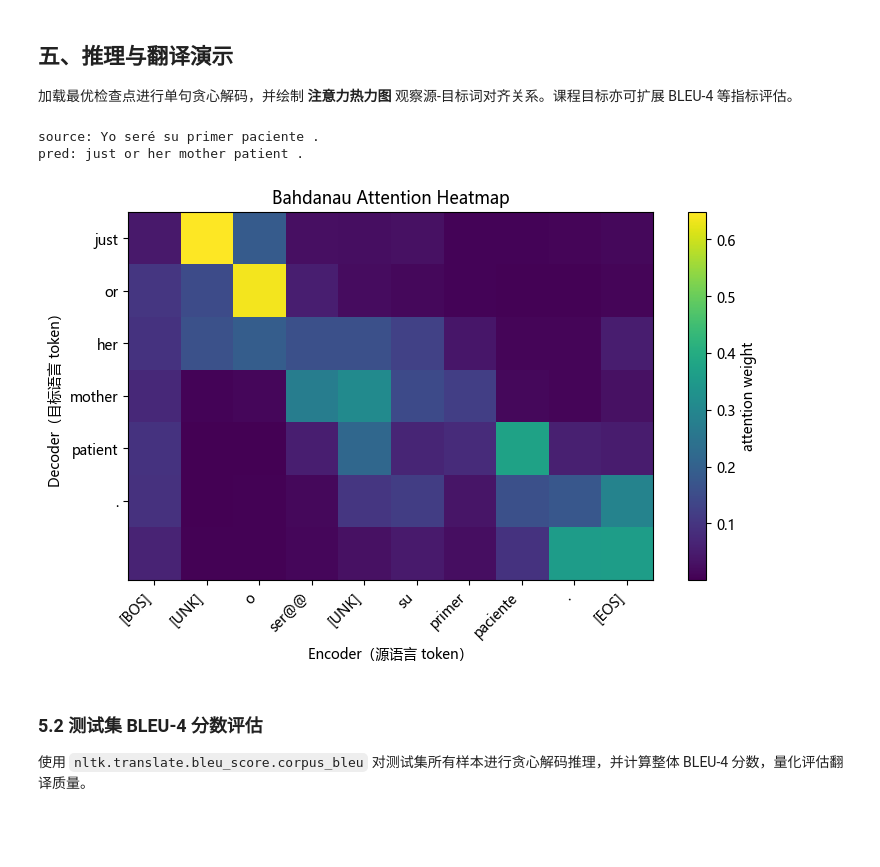
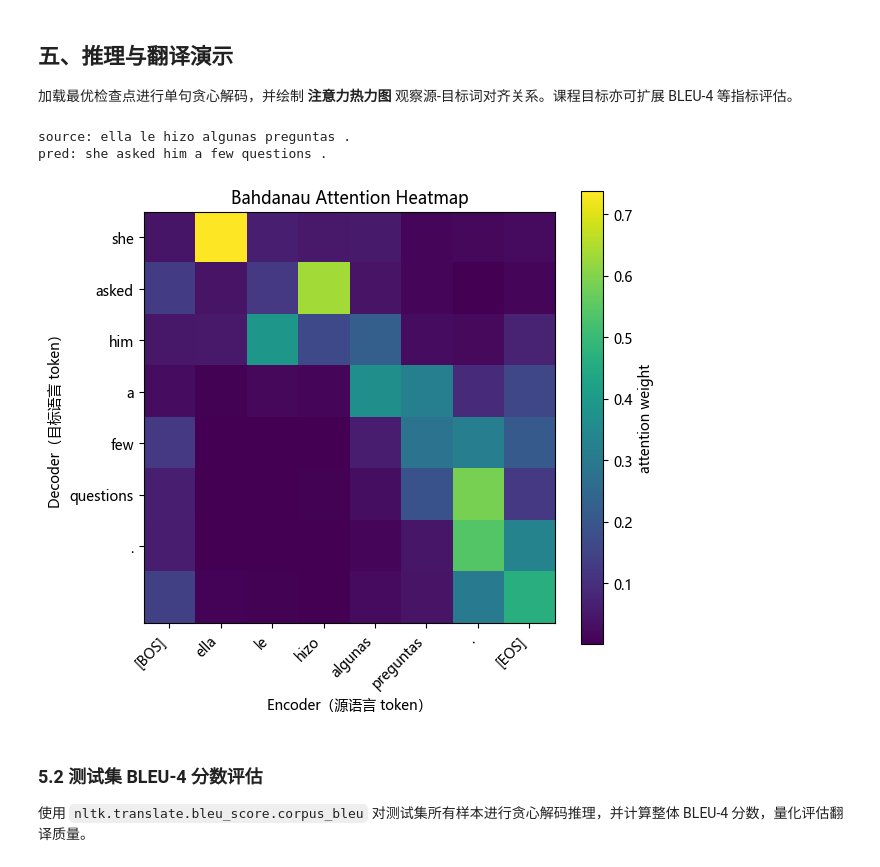
Before and after one commit to lisirui-ai/DeepLearningWithAttention, a Jupyter notebook: 1.seq2seq_translation_SubwordLevelTokenization_BahdanauAttention copy.ipynb, the cells around one changed output. Cells and saved outputs as stored; diff of their text form; code cells hidden in the pictures; blank space fills up the shorter version.

```diff
--- a/1.seq2seq_translation_SubwordLevelTokenization_BahdanauAttention copy.ipynb
+++ b/1.seq2seq_translation_SubwordLevelTokenization_BahdanauAttention copy.ipynb
@@ -2282,7 +2282,7 @@ model = model.to(device)
 model.eval()
 
 # 待翻译的西语原始输入句子（已按 preprocess_sentence 风格预处理：小写、标点前有空格）
-raw_text = "Yo seré su primer paciente . "  # 英文：When did you get up this morning?
+raw_text =preprocess_sentence("Ella le hizo algunas preguntas.")
 
 # 编码源句为整数 id 张量：
 #   src_bpe.process_line(raw_text)：对西语原始句子应用 BPE 分词 -> 子词序列字符串（str）
@@ -2358,36 +2358,36 @@ fig, ax = plt.subplots(figsize=(len(src_tokens) * cell_size, len(trg_tokens) * c
 
 # ax.imshow：以热力图方式显示注意力矩阵
 #   attention_matrix : ndarray[T_dec, T_src]  注意力权重（0~1）
 #   cmap="viridis"   : 颜色映射方案，颜色越亮表示注意力权重越高
 #   aspect="equal"   : 强制每个数据单元格（格子）的像素宽高比为 1:1，即正方形格子
 im = ax.imshow(attention_matrix, cmap="viridis", aspect="equal")
 
 # 设置横轴（源 token）刻度与标签
 ax.set_xticks(range(len(src_tokens)))
 # rotation=45, ha="right"：标签旋转 45° 斜向右对齐，防止标签重叠
 ax.set_xticklabels(src_tokens, rotation=45, ha="right")
 
 # 设置纵轴（目标 token）刻度与标签
 ax.set_yticks(range(len(trg_tokens)))
 ax.set_yticklabels(trg_tokens)
 
 # 设置坐标轴标题与图表标题
 ax.set_xlabel("Encoder（源语言 token）")   # 横轴：源语言词
 ax.set_ylabel("Decoder（目标语言 token）")  # 纵轴：生成的目标语言词
 ax.set_title("Bahdanau Attention Heatmap")  # 图表标题
 
 # 添加颜色条（右侧色阶说明），label 说明颜色含义
 plt.colorbar(im, ax=ax, label="attention weight")
 
 # 自动调整子图间距，防止标签被裁剪
 plt.tight_layout()
 
 # 渲染并在 Notebook 中嵌入显示
 plt.show()
 # %% [output]
-source: Yo seré su primer paciente .
-pred: just or her mother patient .
+source: ella le hizo algunas preguntas .
+pred: she asked him a few questions .
-[figure, old version]
+[figure, new version]
 # %% [markdown]
 ### 5.2 测试集 BLEU-4 分数评估
 
```
